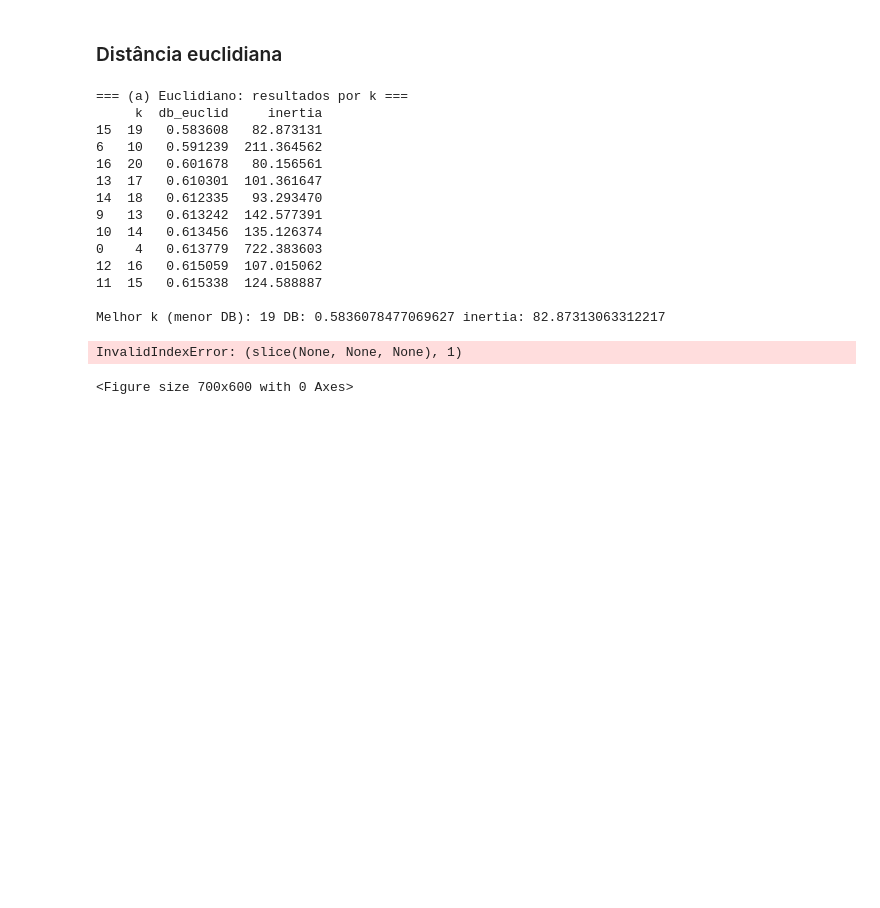
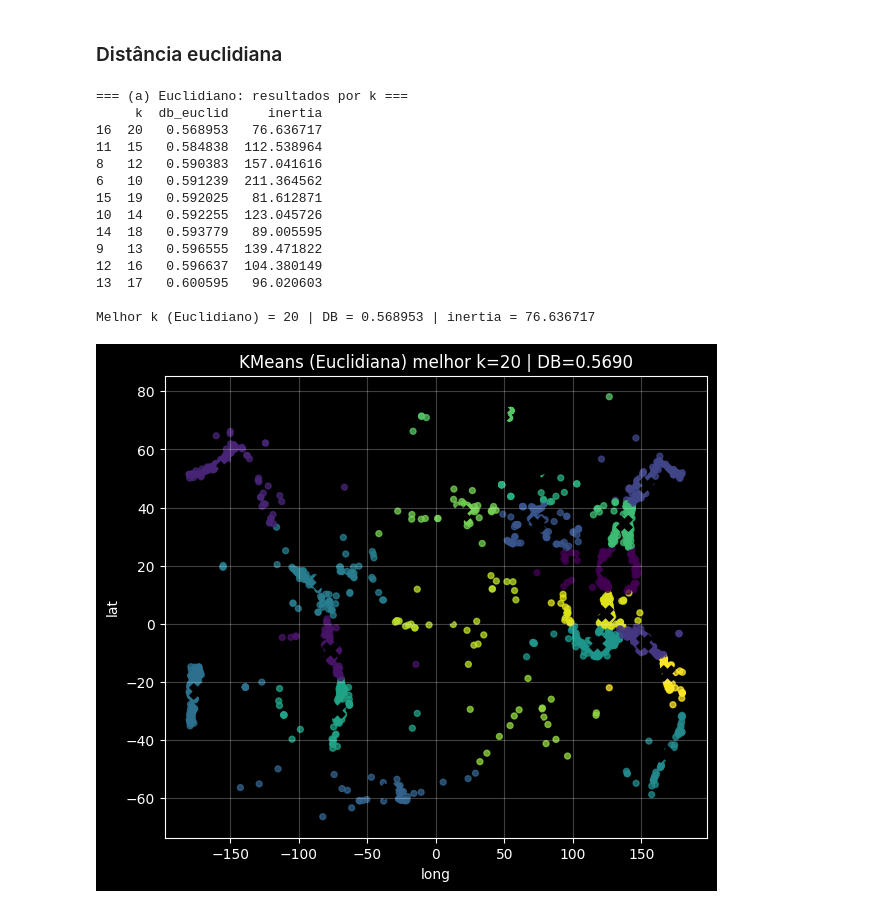
Before and after one commit to joaomarcosmb/ml-ufc, a Jupyter notebook: lista-06/main.ipynb, the cells around one changed output. Drawn from its saved outputs; the diff is of its cells as text; code cells hidden in the pictures; blank space fills up the shorter version.

```diff
--- a/lista-06/main.ipynb
+++ b/lista-06/main.ipynb
@@ -38,13 +38,15 @@ def run_kmeans_best_of_n(X, k, n_repeats=20, max_iter=300, random_state=0):
             init='k-means++',
             n_init=1,              # controlamos a repetição fora do loop
             max_iter=max_iter,
-            random_state=random_state,
+            random_state=random_state + r,
             algorithm='lloyd'      # utiliza o algoritmo de Lloyd (padrão)
         )
         km.fit(X)
+
         if km.inertia_ < best_inertia:
             best_inertia = km.inertia_
             best_model = km
+
     return best_model, best_inertia
 # %% [markdown]
 O índice Davies-Bouldin (DB) é computado como:
@@ -102,6 +120,6 @@ def davies_bouldin(X, labels, centroids, dist_point_to_centroid, dist_centroid_t
     return np.mean(Rmax)
 # %%
-def plot_clusters(X, labels, centroids, title, xlabel="lon", ylabel="lat"):
+def plot_clusters(X, labels, centroids, title, xlabel="long", ylabel="lat"):
     plt.figure(figsize=(7, 6))
     plt.scatter(X[:, 1], X[:, 0], c=labels, s=18, alpha=0.75)
     plt.scatter(centroids[:, 1], centroids[:, 0], c="black", s=120, marker="X")
@@ -113,58 +131,57 @@ def plot_clusters(X, labels, centroids, title, xlabel="lon", ylabel="lat"):
 # %% [markdown]
 ### Distância euclidiana
 # %%
-X_raw = df_quake
+X_raw = df_quake[['lat', 'long']].to_numpy(dtype=float)
 X = X_raw.copy()
 
-scaler = StandardScaler()
-X = scaler.fit_transform(X)
+scaler_euc = StandardScaler()
+X = scaler_euc.fit_transform(X)
 
 k_values = list(range(4, 21))
 n_repeats = 20
 
 results_euc = []
 best_overall_euc = None  # (db, k, model, inercia)
 
 for k in k_values:
     model, inertia = run_kmeans_best_of_n(X, k, n_repeats=n_repeats, random_state=12345)
     labels = model.labels_
     db = davies_bouldin_score(X, labels)  # DB com distancia euclidiana
     results_euc.append((k, db, inertia))
 
     if best_overall_euc is None or db < best_overall_euc[0]:
         best_overall_euc = (db, k, model, inertia)
 
 results_euc = pd.DataFrame(results_euc, columns=["k", "db_euclid", "inertia"])
 print("=== (a) Euclidiano: resultados por k ===")
 print(results_euc.sort_values("db_euclid").head(10))
-print("\nMelhor k (menor DB):", best_overall_euc[1], "DB:", best_overall_euc[0], "inertia:", best_overall_euc[3])
 
-# Plot do melhor agrupamento (escala original)
 best_db, best_k, best_model, best_inertia = best_overall_euc
+print(f"\nMelhor k (Euclidiano) = {best_k} | DB = {best_db:.6f} | inertia = {best_inertia:.6f}")
+
+# Plot do melhor agrupamento (em escala original)
 labels_best = best_model.labels_
-centroids_best = scaler.inverse_transform(best_model.cluster_centers_)
+centroids_best = scaler_euc.inverse_transform(best_model.cluster_centers_)
 plot_clusters(
     X_raw,
     labels_best,
     centroids_best,
-    title=f"(a) KMeans Euclidiano: melhor k={best_k} (DB={best_db:.4f})",
-    xlabel=df_quake.columns[1],
-    ylabel=df_quake.columns[0]
+    title=f"KMeans (Euclidiana) melhor k={best_k} | DB={best_db:.4f}",
+    xlabel="long", ylabel="lat"
 )
 # %% [output]
 === (a) Euclidiano: resultados por k ===
      k  db_euclid     inertia
-15  19   0.583608   82.873131
+16  20   0.568953   76.636717
+11  15   0.584838  112.538964
+8   12   0.590383  157.041616
 6   10   0.591239  211.364562
-16  20   0.601678   80.156561
-13  17   0.610301  101.361647
-14  18   0.612335   93.293470
-9   13   0.613242  142.577391
-10  14   0.613456  135.126374
-0    4   0.613779  722.383603
-12  16   0.615059  107.015062
-11  15   0.615338  124.588887
+15  19   0.592025   81.612871
+10  14   0.592255  123.045726
+14  18   0.593779   89.005595
+9   13   0.596555  139.471822
+12  16   0.596637  104.380149
+13  17   0.600595   96.020603
 
-Melhor k (menor DB): 19 DB: 0.5836078477069627 inertia: 82.87313063312217
+Melhor k (Euclidiano) = 20 | DB = 0.568953 | inertia = 76.636717
-InvalidIndexError: (slice(None, None, None), 1)
-<Figure size 700x600 with 0 Axes>
+[figure, added]
```
Also changed, not shown: parts of 4 cells of this notebook.
